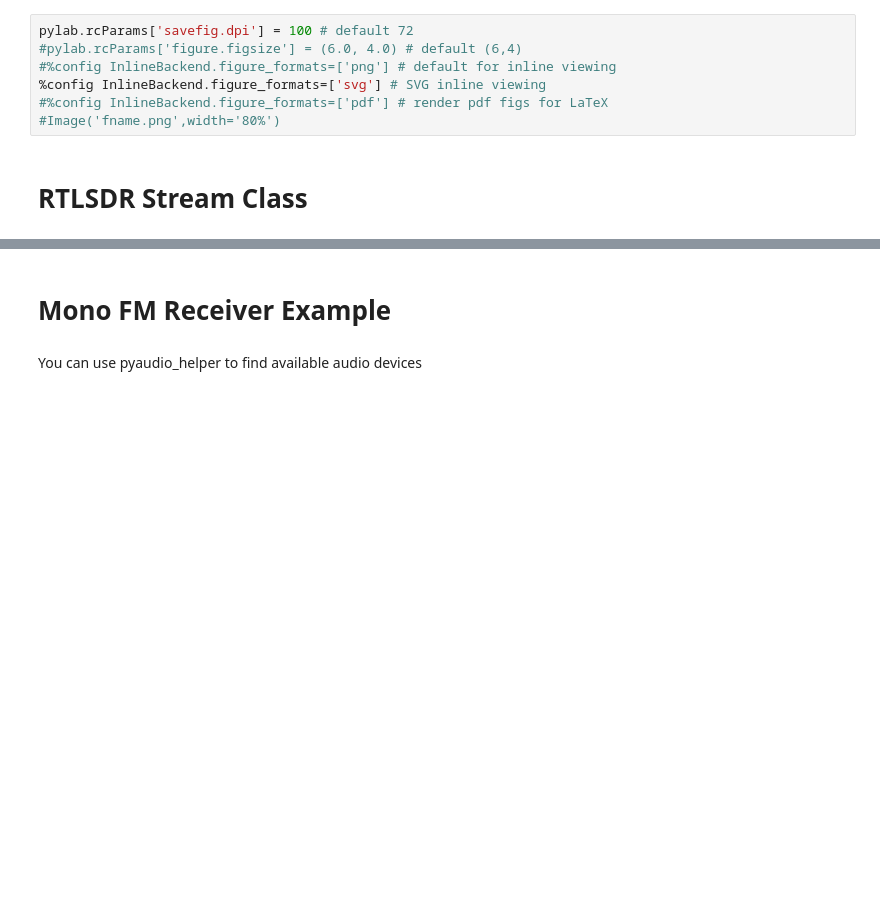
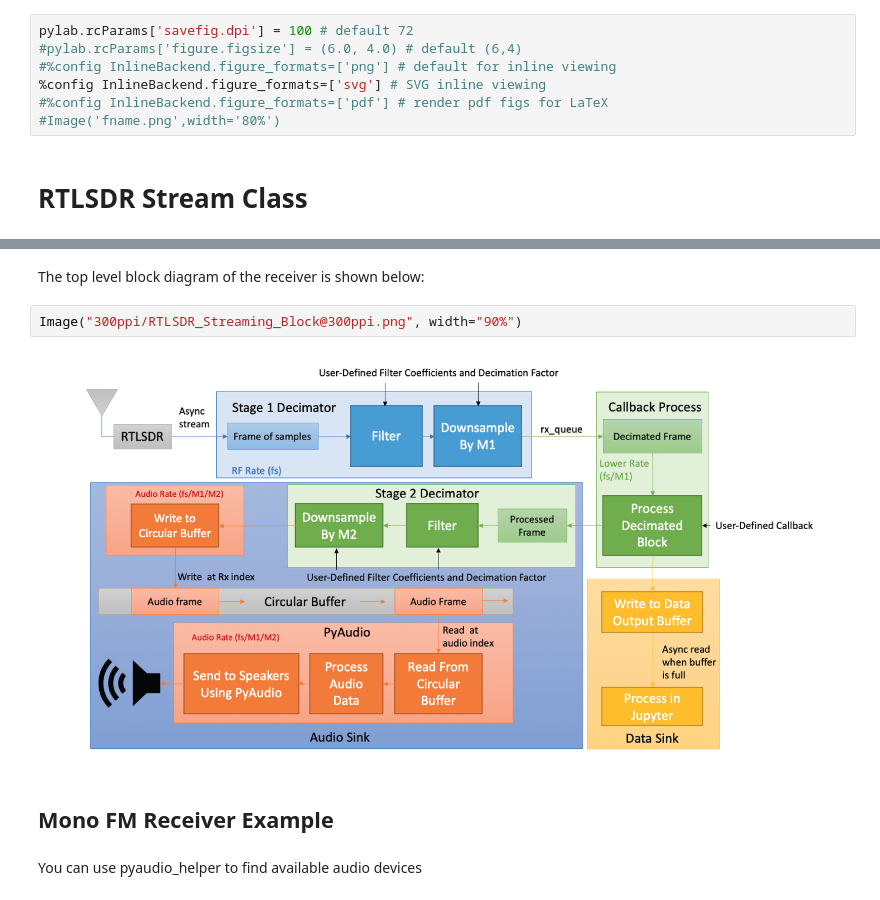
Before and after one commit to mwickert/scikit-dsp-comm, a Jupyter notebook: docs/source/nb_examples/rtlsdr_helper_streaming_sample.ipynb, the cells around one changed output, grey strips where cells are left out. Saved outputs shown, nothing was run; the diff lists cells and outputs as text; blank space fills up the shorter version.

Commit message:
Update RTLSDR stream notebook, hope readthedocs builds.

```diff
--- a/docs/source/nb_examples/rtlsdr_helper_streaming_sample.ipynb
+++ b/docs/source/nb_examples/rtlsdr_helper_streaming_sample.ipynb
@@ -33,5 +39,11 @@ sdr_stream = sdrh.RTLSDR_stream(0,rtl_buffer_size=2**15,audio_out=3)
+# %% [markdown]
+The top level block diagram of the receiver is shown below:
+# %%
+Image("300ppi/RTLSDR_Streaming_Block@300ppi.png", width="90%")
+# %% [output]
+[figure, added]
 # %% [markdown]
-# Mono FM Receiver Example
+## Mono FM Receiver Example
 # %% [markdown]
 You can use pyaudio_helper to find available audio devices
 # %%
```
Also changed, not shown: parts of 139 cells of this notebook, 4 other files.
